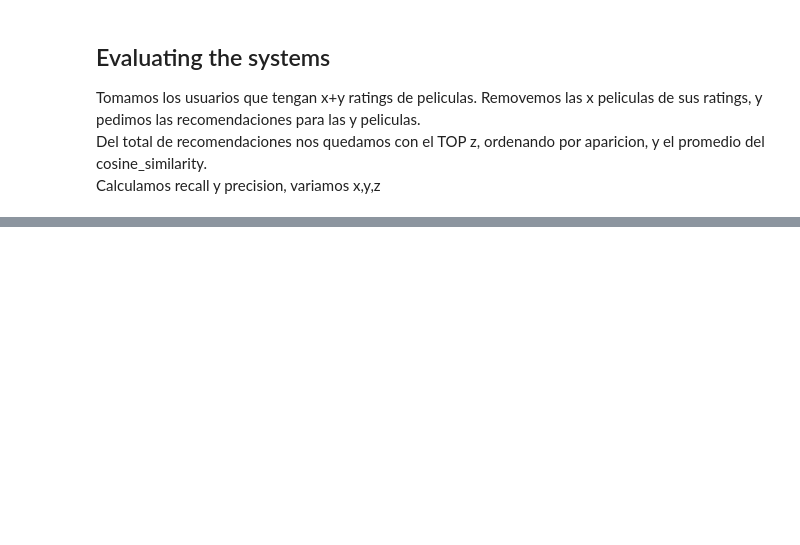
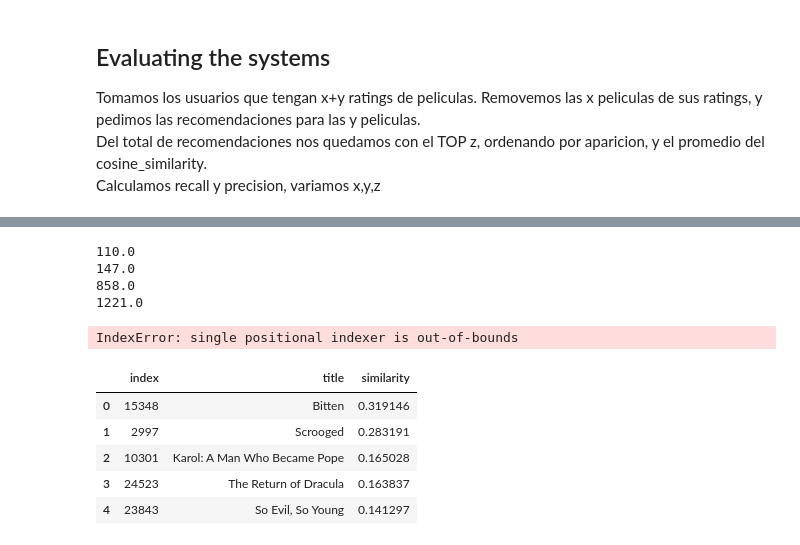
Before and after one commit to mnPanic/aa-tp, a Jupyter notebook: Movies.ipynb, the cells around one changed output, grey strips where cells are left out. Cells and saved outputs as stored; diff of their text form; code cells hidden in the pictures; blank space fills up the shorter version.

```diff
--- a/Movies.ipynb
+++ b/Movies.ipynb
@@ -382,0 +334,40 @@ def get_user_recommendations(user, k):
+# %%
+def get_user_recommendations(user):
+    # WARNING!
+    #
+    # La matriz de ratings no usa el mismo ID que la matriz movies_metadata
+    # En el archivo links se establece una relación entre el movieID de ratings y los IDs de TMBD e IMBD (que el primero parece ser el de movies_metadata)
+    movies_and_ratings = user_ratings[user_ratings['userId']==user][['movieId','rating']]
+    out = pd.DataFrame(columns=['index', 'title', 'similarity'])
+
+    for _, info in movies_and_ratings.iterrows():
+        movieID = info.loc['movieId']
+        rating = info.loc['rating']
+        # ID = id_links[id_links["movieId"] == movieID]["tmdbId"].iloc[0]
+        print(movieID)
+        recommendations = get_recommendations_and_similarities(movies, movieID)
+        recommendations['similarity'] = recommendations['similarity'] * rating / 5.0
+        out = out.append(recommendations, ignore_index=True)
+
+    return out
+    # recommendations['appearances'] = ...
+    # recommendations.groupby(['index']).mean()
+
+    # condensamela
+# %%
+rec = get_user_recommendations(1)
+# %% [output]
+110.0
+147.0
+858.0
+1221.0
+IndexError: single positional indexer is out-of-bounds
+# %%
+rec.head()
+# %% [output]
+|  | index | title | similarity |
+| 0 | 15348 | Bitten | 0.319146 |
+| 1 | 2997 | Scrooged | 0.283191 |
+| 2 | 10301 | Karol: A Man Who Became Pope | 0.165028 |
+| 3 | 24523 | The Return of Dracula | 0.163837 |
+| 4 | 23843 | So Evil, So Young | 0.141297 |
```
Also changed, not shown: parts of 15 cells of this notebook, 1 other file.
